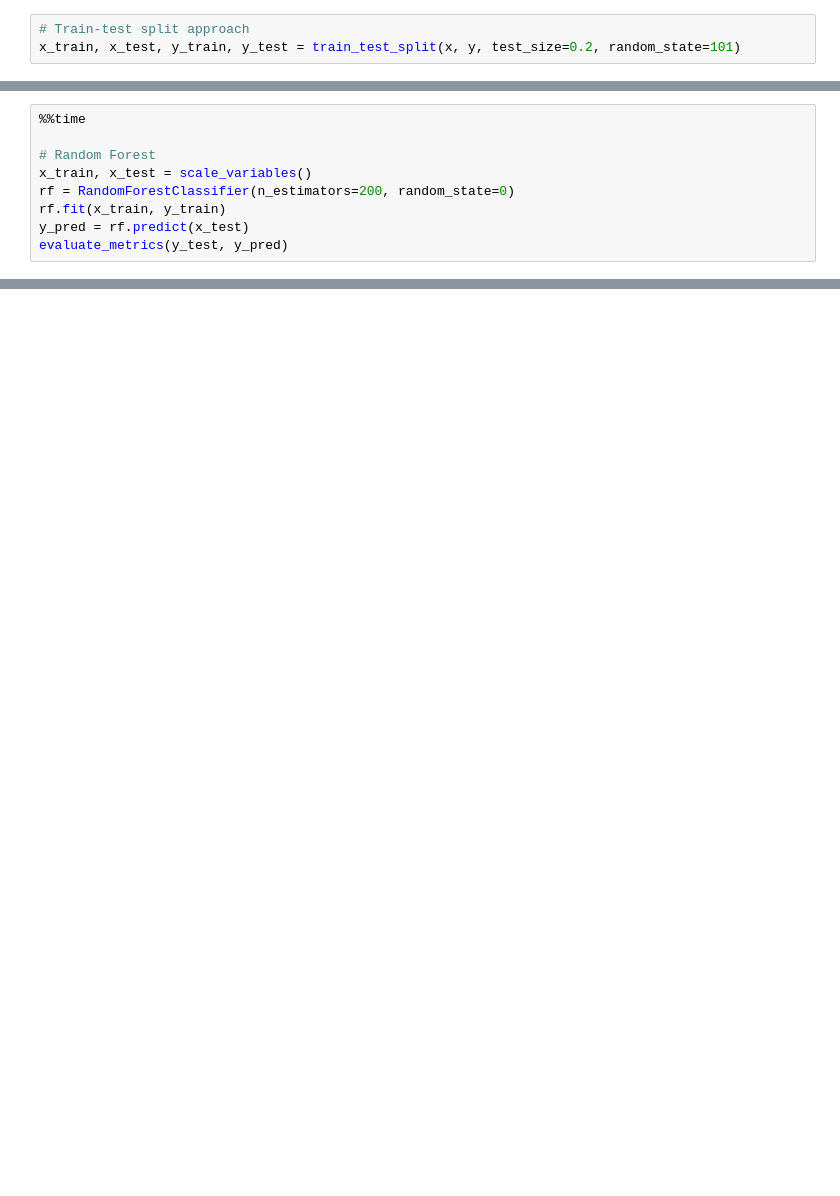
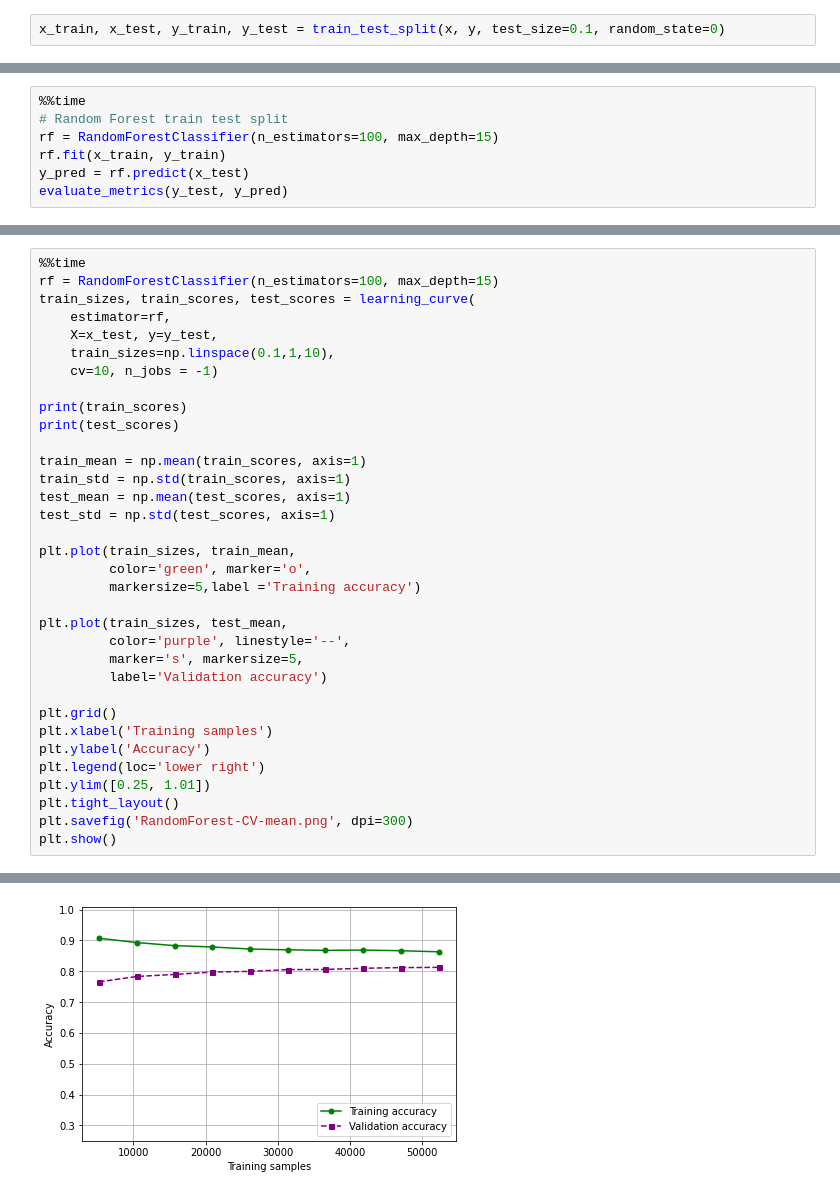
Before and after one commit to Espher5/Forest_Cover_Type_Stream_Classifiers, a Jupyter notebook: src/Forest_cover_type _classifiers_PY/Notebook/Batch Learning Plotting.ipynb, the cells around one changed output, grey strips where cells are left out. Saved outputs shown, nothing was run; the diff lists cells and outputs as text; blank space fills up the shorter version.

```diff
--- a/src/Forest_cover_type _classifiers_PY/Notebook/Batch Learning Plotting.ipynb
+++ b/src/Forest_cover_type _classifiers_PY/Notebook/Batch Learning Plotting.ipynb
@@ -39,3 +38,2 @@ x.head()
 # %%
-# Train-test split approach
-x_train, x_test, y_train, y_test = train_test_split(x, y, test_size=0.2, random_state=101)
+x_train, x_test, y_train, y_test = train_test_split(x, y, test_size=0.1, random_state=0)
@@ -44,9 +62,7 @@ x_train, x_test, y_train, y_test = train_test_split(x, y, test_size=0.2, random_
 # %%
 %%time
-
-# Random Forest
-x_train, x_test = scale_variables()
-rf = RandomForestClassifier(n_estimators=200, random_state=0)
+# Random Forest train test split
+rf = RandomForestClassifier(n_estimators=100, max_depth=15)
 rf.fit(x_train, y_train)
 y_pred = rf.predict(x_test)
 evaluate_metrics(y_test, y_pred)
@@ -68,0 +98,35 @@ Wall time: 4min 58s
+# %%
+%%time
+rf = RandomForestClassifier(n_estimators=100, max_depth=15)
+train_sizes, train_scores, test_scores = learning_curve(
+    estimator=rf,
+    X=x_test, y=y_test,
+    train_sizes=np.linspace(0.1,1,10),
+    cv=10, n_jobs = -1)
+
+print(train_scores)
+print(test_scores)
+
+train_mean = np.mean(train_scores, axis=1)
+train_std = np.std(train_scores, axis=1)
+test_mean = np.mean(test_scores, axis=1)
+test_std = np.std(test_scores, axis=1)
+
+plt.plot(train_sizes, train_mean,
+         color='green', marker='o',
+         markersize=5,label ='Training accuracy')
+
+plt.plot(train_sizes, test_mean,
+         color='purple', linestyle='--',
+         marker='s', markersize=5,
+         label='Validation accuracy')
+
+plt.grid()
+plt.xlabel('Training samples')
+plt.ylabel('Accuracy')
+plt.legend(loc='lower right')
+plt.ylim([0.25, 1.01])
+plt.tight_layout()
+plt.savefig('RandomForest-CV-mean.png', dpi=300)
+plt.show()
+# %% [output]
@@ -68,0 +150 @@ Wall time: 4min 58s
+[figure, added]
```
Also changed, not shown: parts of 25 cells of this notebook.
